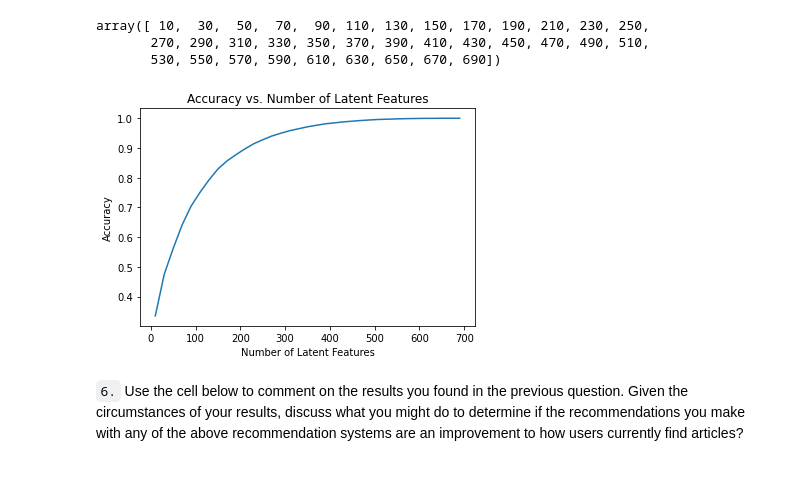
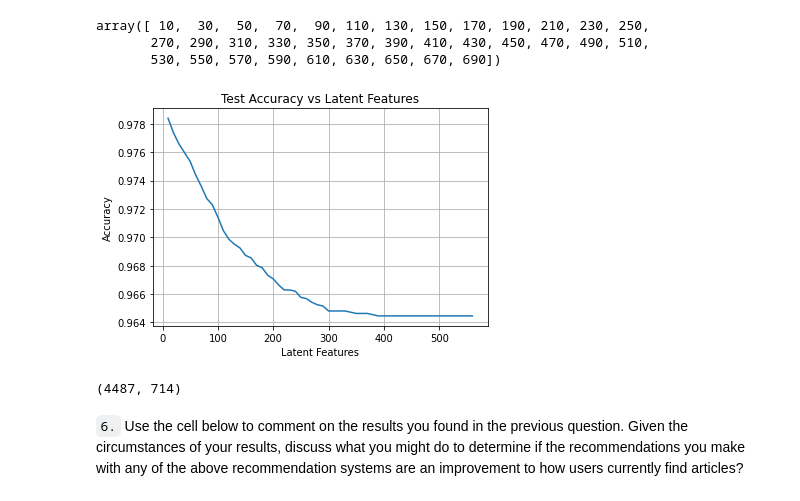
Before and after one commit to rafaelmata357/Data-Science-Udacity, a Jupyter notebook: Recommendations/Recommendations_with_IBM.ipynb, the cells around one changed output. Saved outputs shown, nothing was run; the diff lists cells and outputs as text; code cells hidden in the pictures.

```diff
--- a/Recommendations/Recommendations_with_IBM.ipynb
+++ b/Recommendations/Recommendations_with_IBM.ipynb
@@ -847,39 +889,43 @@ num_latent_feats
 array([ 10,  30,  50,  70,  90, 110, 130, 150, 170, 190, 210, 230, 250,
        270, 290, 310, 330, 350, 370, 390, 410, 430, 450, 470, 490, 510,
        530, 550, 570, 590, 610, 630, 650, 670, 690])
-# %%
-# Use these cells to see how well you can use the training
-# decomposition to predict on test data
-
-num_latent_feats = np.arange(10,700+10,20)
-sum_errs = []
-num_arts_can_predict = []
-num_users_can_predict = []
-
-for k in num_latent_feats:
-    # restructure with k latent features
-    s_new, u_new, vt_new = np.diag(s_train[:k]), u_train[:, :k], vt_train[:k, :]
-
-    # take dot product
-    user_item_est = np.around(np.dot(np.dot(u_new, s_new), vt_new))
-
-    # compute error for each prediction to actual value
-    diffs = np.subtract(user_item_matrix, user_item_est)
-
-    # total errors and keep track of them
-    err = np.sum(np.sum(np.abs(diffs)))
-    sum_errs.append(err)
-
-    #Articles ids different from trainning vs test set
-    num_arts_can_predict.append(len(np.intersect1d(user_item_test.columns, user_item_est.columns)))
-
-    # User ids can be predicted
-    num_users_can_predict.append(len(np.intersect1d(user_item_test.index, user_item_est.index)))
-
-
-plt.plot(num_latent_feats, 1 - np.array(sum_errs)/df.shape[0]);
-plt.xlabel('Number of Latent Features');
-plt.ylabel('Accuracy');
-plt.title('Accuracy vs. Number of Latent Features');
-# %% [output]
-[figure, removed]
+# %%
+
+# FIND SUBSET OF USER_ITEM MATRIX CONTAINING ONLY USER AND ARTICLES THAT ARE SHARED BY TRAIN AND TEST SET
+u_item_test_set = user_item_test.iloc[test_indexes,:]
+u_item_train_set = user_item_train.iloc[train_indexes, train_articles]
+# %%
+# Use these cells to see how well you can use the training
+# decomposition to predict on test data
+
+
+latent_feats = np.arange(10,570,10)
+sum_errors = []
+
+for k in latent_feats:
+
+    # Restructure train matrices using k features
+    s_train_k, u_train_k, vt_train_k = np.diag(s_train[:k]), u_train[:, :k], vt_train[:k, :]
+
+    # Restructure test matrices using k features
+    s_test_k, u_test_k, vt_test_k = s_train_k, u_train_k[train_indexes,:], vt_train_k[:,train_articles]
+
+    # Calculate dot product
+    u_item_test_set_pred = np.around(np.dot(np.dot(u_test_k, s_test_k), vt_test_k))
+
+    # Error (prediction - actual values)
+    error = np.subtract(u_item_test_set, u_item_test_set_pred)
+
+    # Total errors
+    total_error = np.sum(np.sum(np.abs(error)))
+    sum_errors.append(total_error)
+# %%
+# Plot test accuracy and latent features
+n_interactions_set = u_item_test_set.shape[0] * u_item_test_set.shape[1]
+plt.plot(latent_feats, 1 - np.array(sum_errors) / n_interactions_set);
+plt.xlabel('Latent Features');
+plt.ylabel('Accuracy');
+plt.title('Test Accuracy vs Latent Features');
+plt.grid(True)
+# %% [output]
+[figure, added]
@@ -886,3 +936,7 @@ plt.title('Accuracy vs. Number of Latent Features');
+# %%
+user_item_est.shape
+# %% [output]
+(4487, 714)
 # %% [markdown]
 `6.` Use the cell below to comment on the results you found in the previous question. Given the circumstances of your results, discuss what you might do to determine if the recommendations you make with any of the above recommendation systems are an improvement to how users currently find articles?
 # %% [markdown]
```
Also changed, not shown: parts of 6 cells of this notebook.
